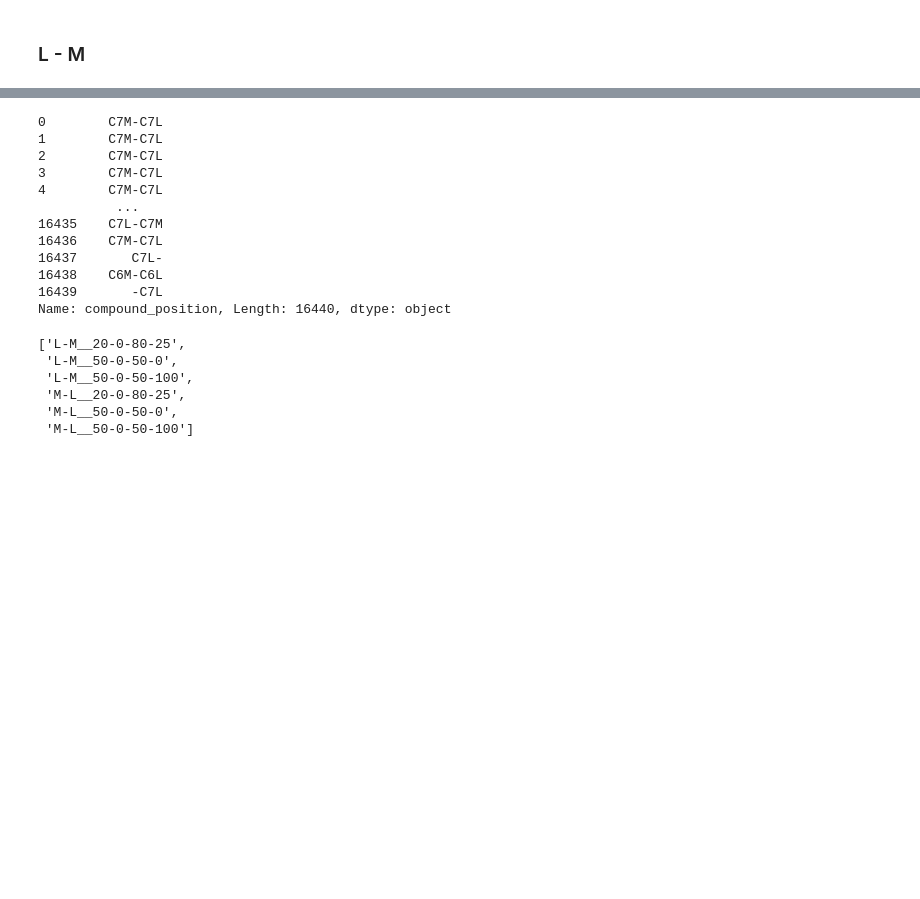
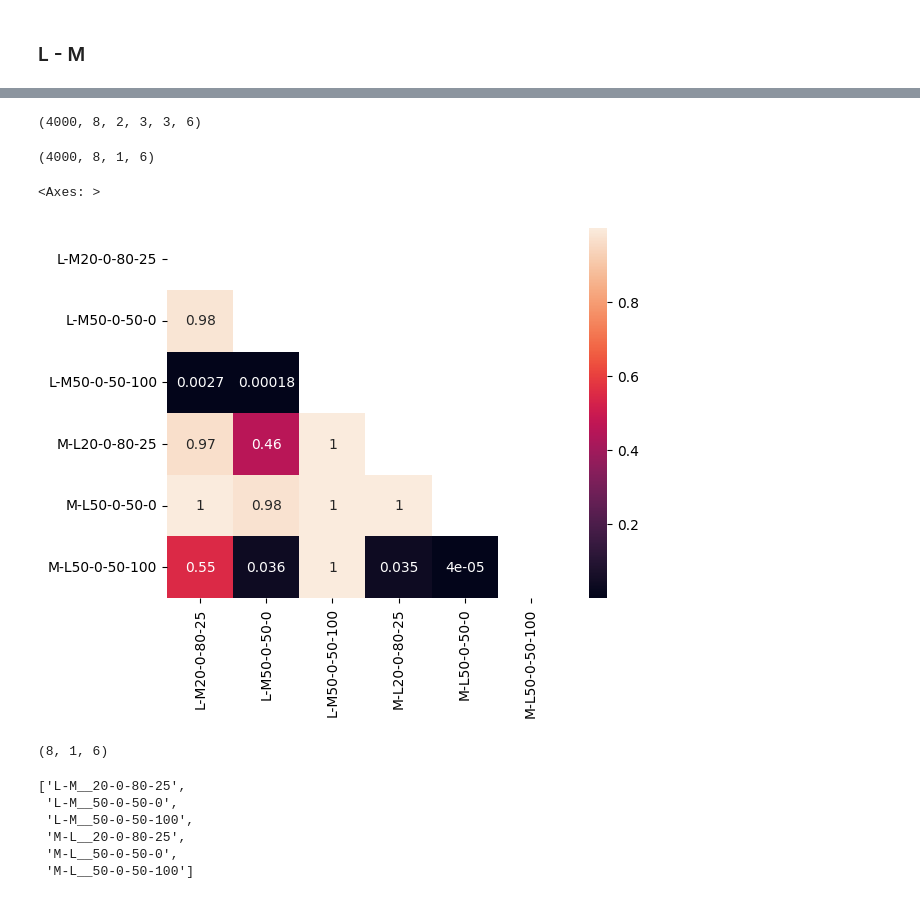
Before and after one commit to hbmep/rat-mapping, a Jupyter notebook: notebooks/iter-j-shap/iterative.ipynb, the cells around one changed output, grey strips where cells are left out. Drawn from its saved outputs; the diff is of its cells as text; code cells hidden in the pictures; blank space fills up the shorter version.

Commit message:
add heatmap

```diff
--- a/notebooks/iter-j-shap/iterative.ipynb
+++ b/notebooks/iter-j-shap/iterative.ipynb
@@ -130,0 +213,15 @@ ValueError: cannot reshape array of size 2304000 into shape (8,2,3,3,6)
+# %%
+direction_ind = 1
+segment_ind = 1
+arr = a[:, :, direction_ind, segment_ind, :, :]
+
+print(f"{directions[direction_ind]} {segments[segment_ind]}")
+for i, l in enumerate(charges):
+    for j, r in enumerate(charges):
+        if l == r: continue
+        l_samples = arr[:, :, i, ...].mean(axis=0)
+        r_samples = arr[:, :, j, ...].mean(axis=0)
+        pvalue = stats.ttest_1samp(l_samples - r_samples, popmean=0, alternative="less", axis=(0, 1)).pvalue
+        print(
+            f"{l}\t<\t{r}:\t{pvalue}"
+        )
@@ -190,15 +240,42 @@ df.shape
-# %%
-df.compound_position
-# %% [output]
-0        C7M-C7L
-1        C7M-C7L
-2        C7M-C7L
-3        C7M-C7L
-4        C7M-C7L
-          ...
-16435    C7L-C7M
-16436    C7M-C7L
-16437       C7L-
-16438    C6M-C6L
-16439       -C7L
-Name: compound_position, Length: 16440, dtype: object
+# %%
+a.shape
+# %% [output]
+(4000, 8, 2, 3, 3, 6)
+# %%
+segments_ind = [1]
+
+a[:, :, l_direction_ind, segments_ind, l_charge_ind, ...].shape
+# %% [output]
+(4000, 8, 1, 6)
+# %%
+segments_ind = [1]
+
+arr = []
+arr_labels = []
+
+for l_direction_ind, l_direction in enumerate(directions):
+    for l_charge_ind, l_charge in enumerate(charges):
+        label = f"{l_direction}::{l_charge}"
+        arr_labels.append(label)
+
+        for r_direction_ind, r_direction in enumerate(directions):
+            for r_charge_ind, r_charge in enumerate(charges):
+                if (l_direction_ind == r_direction_ind) and (l_charge_ind == r_charge_ind):
+                    arr.append(1)
+                    continue
+
+                l_samples = a[:, :, l_direction_ind, segments_ind, l_charge_ind, ...].mean(axis=0)
+                r_samples = a[:, :, r_direction_ind, segments_ind, r_charge_ind, ...].mean(axis=0)
+                pvalue = stats.ttest_1samp(l_samples - r_samples, popmean=0, alternative="less", axis=(0, 1, 2)).pvalue
+                arr.append(pvalue)
+
+arr = np.array(arr)
+arr = arr.reshape(-1, len(arr_labels))
+arr_mask = np.triu(arr)
+# %%
+arr_mask = np.triu(arr)
+# %%
+sns.heatmap(arr, xticklabels=arr_labels, yticklabels=arr_labels, annot=True, mask=arr_mask)
+# %% [output]
+<Axes: >
+[figure, added]
@@ -205,3 +284,7 @@ Name: compound_position, Length: 16440, dtype: object
+# %%
+l_samples.shape
+# %% [output]
+(8, 1, 6)
 # %%
 # Remove 80-0-20-400 charge
 df = DATA.copy()
```
Also changed, not shown: parts of 17 cells of this notebook.
